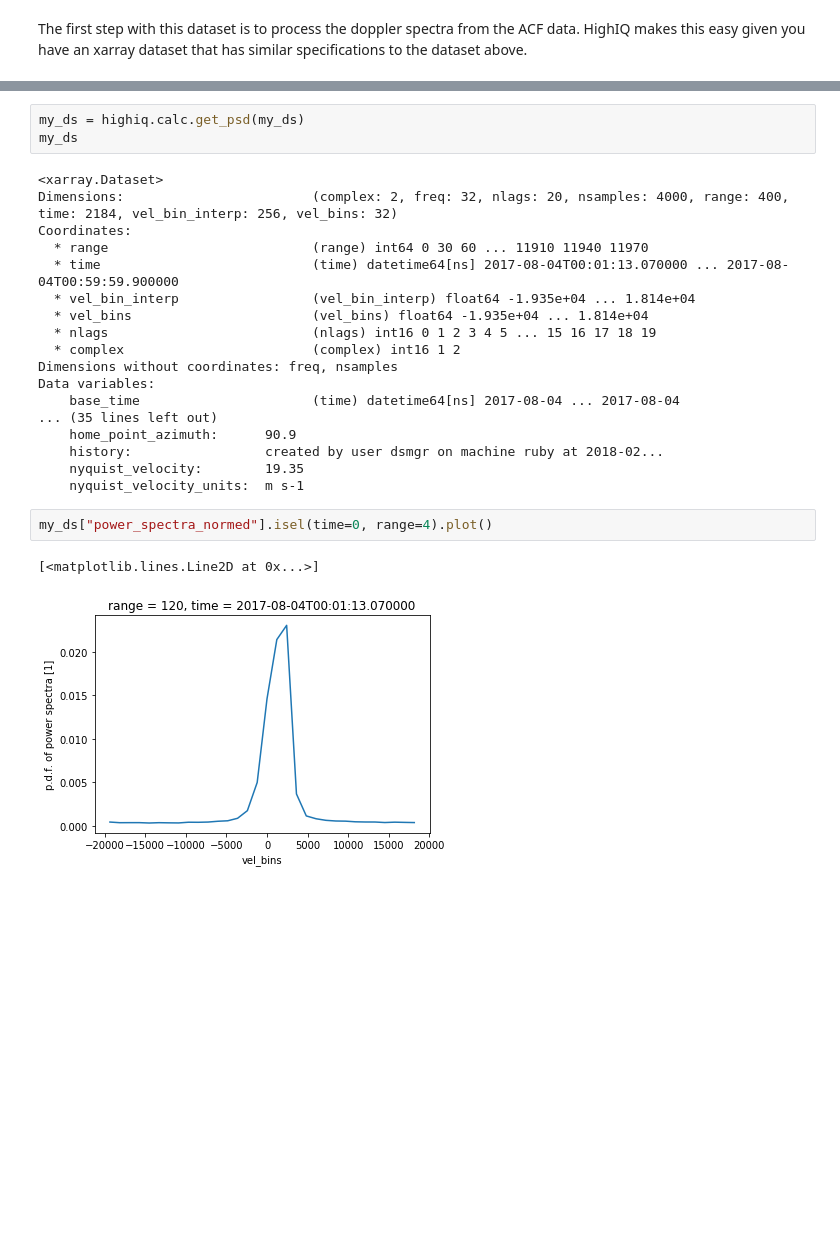
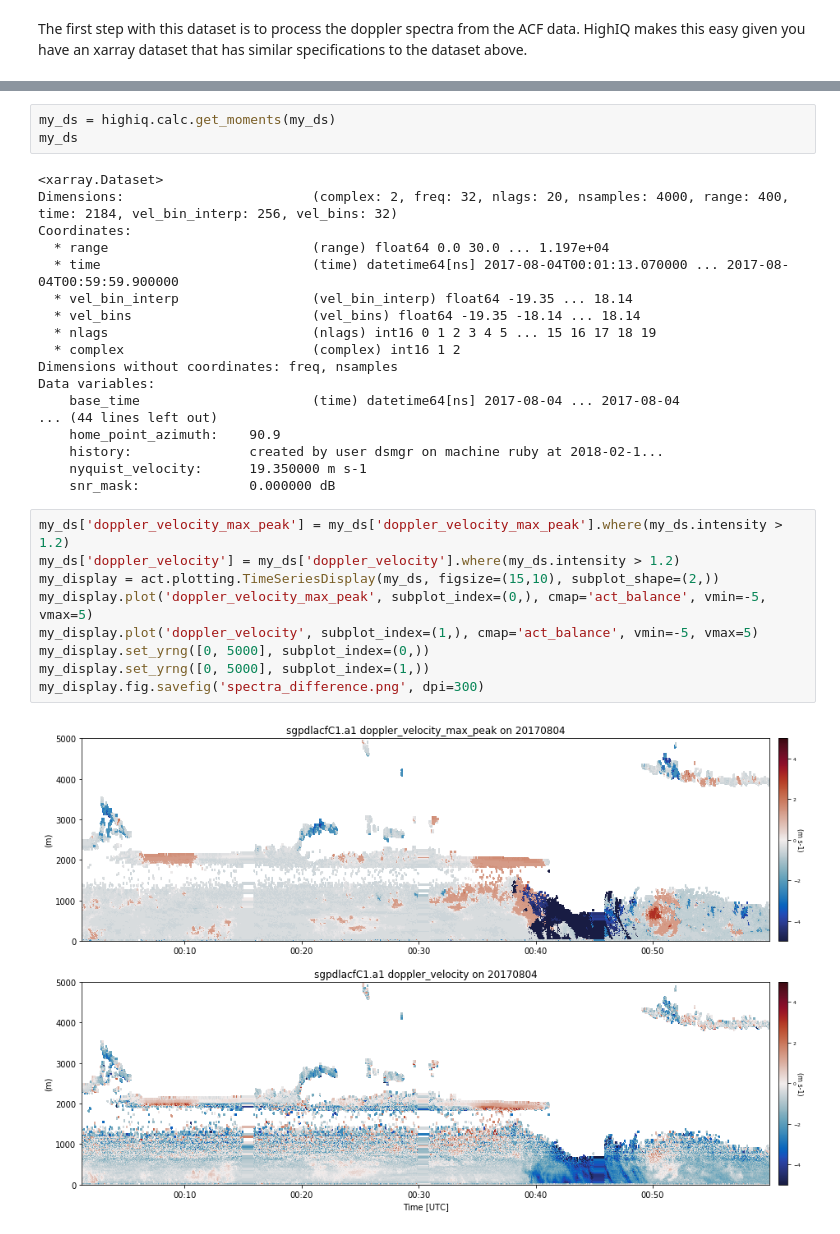
Before and after one commit to rcjackson/HighIQ, a Jupyter notebook: notebooks/HighIQ example notebook.ipynb, the cells around one changed output, grey strips where cells are left out. Drawn from its saved outputs; the diff is of its cells as text; blank space fills up the shorter version.

```diff
--- a/notebooks/HighIQ example notebook.ipynb
+++ b/notebooks/HighIQ example notebook.ipynb
@@ -37,26 +102,32 @@ The first step with this dataset is to process the doppler spectra from the ACF
 # %%
-my_ds = highiq.calc.get_psd(my_ds)
+my_ds = highiq.calc.get_moments(my_ds)
 my_ds
 # %% [output]
 <xarray.Dataset>
 Dimensions:                        (complex: 2, freq: 32, nlags: 20, nsamples: 4000, range: 400, time: 2184, vel_bin_interp: 256, vel_bins: 32)
 Coordinates:
-  * range                          (range) int64 0 30 60 ... 11910 11940 11970
+  * range                          (range) float64 0.0 30.0 ... 1.197e+04
   * time                           (time) datetime64[ns] 2017-08-04T00:01:13.070000 ... 2017-08-04T00:59:59.900000
-  * vel_bin_interp                 (vel_bin_interp) float64 -1.935e+04 ... 1.814e+04
-  * vel_bins                       (vel_bins) float64 -1.935e+04 ... 1.814e+04
+  * vel_bin_interp                 (vel_bin_interp) float64 -19.35 ... 18.14
+  * vel_bins                       (vel_bins) float64 -19.35 -18.14 ... 18.14
   * nlags                          (nlags) int16 0 1 2 3 4 5 ... 15 16 17 18 19
   * complex                        (complex) int16 1 2
 Dimensions without coordinates: freq, nsamples
 Data variables:
     base_time                      (time) datetime64[ns] 2017-08-04 ... 2017-08-04
-... (35 lines left out)
-    home_point_azimuth:      90.9
-    history:                 created by user dsmgr on machine ruby at 2018-02...
-    nyquist_velocity:        19.35
-    nyquist_velocity_units:  m s-1
+... (44 lines left out)
+    home_point_azimuth:    90.9
+    history:               created by user dsmgr on machine ruby at 2018-02-1...
+    nyquist_velocity:      19.350000 m s-1
+    snr_mask:              0.000000 dB
-# %%
-my_ds["power_spectra_normed"].isel(time=0, range=4).plot()
-# %% [output]
-[<matplotlib.lines.Line2D at 0x...>]
-[figure, removed]
+# %%
+my_ds['doppler_velocity_max_peak'] = my_ds['doppler_velocity_max_peak'].where(my_ds.intensity > 1.2)
+my_ds['doppler_velocity'] = my_ds['doppler_velocity'].where(my_ds.intensity > 1.2)
+my_display = act.plotting.TimeSeriesDisplay(my_ds, figsize=(15,10), subplot_shape=(2,))
+my_display.plot('doppler_velocity_max_peak', subplot_index=(0,), cmap='act_balance', vmin=-5, vmax=5)
+my_display.plot('doppler_velocity', subplot_index=(1,), cmap='act_balance', vmin=-5, vmax=5)
+my_display.set_yrng([0, 5000], subplot_index=(0,))
+my_display.set_yrng([0, 5000], subplot_index=(1,))
+my_display.fig.savefig('spectra_difference.png', dpi=300)
+# %% [output]
+[figure, added]
```
Also changed, not shown: parts of 10 cells of this notebook, 7 other files.
